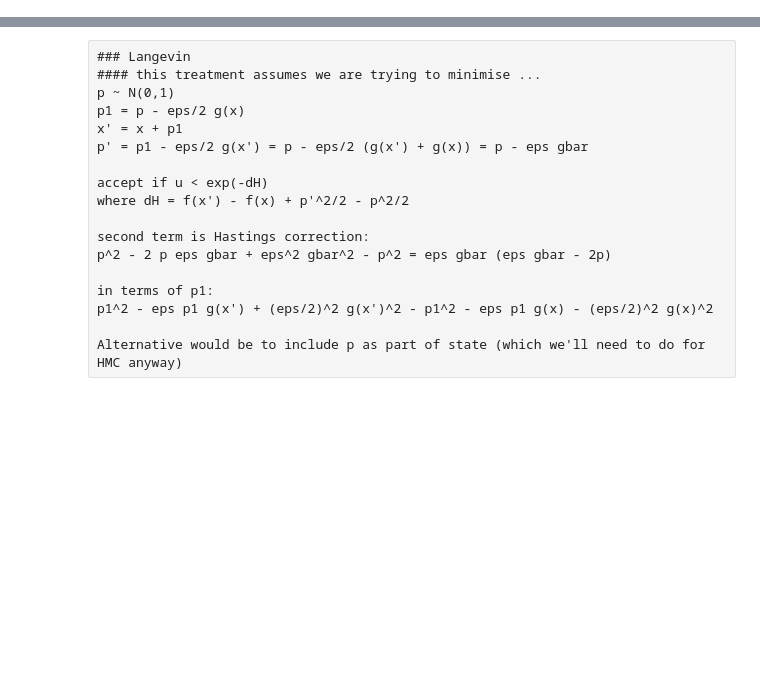
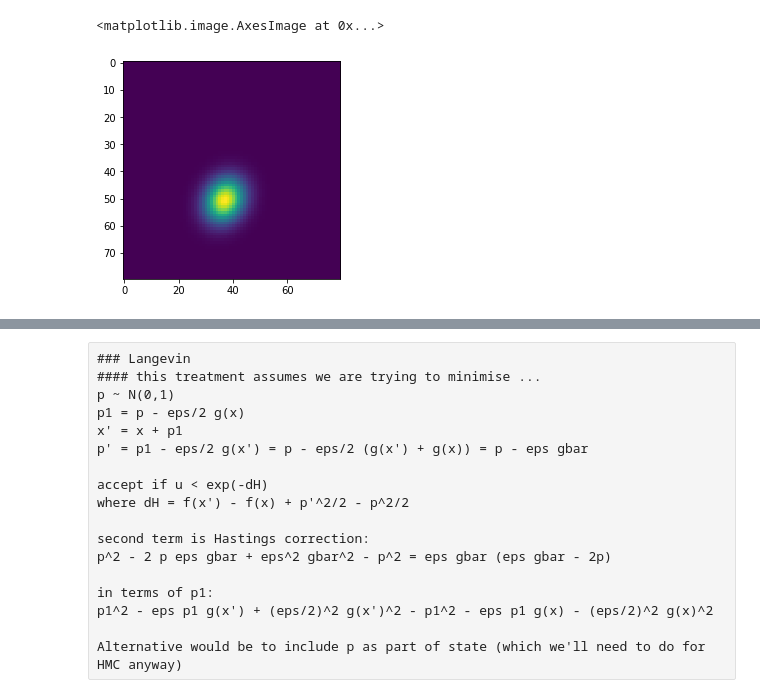
Before and after one commit to mjstrens/HINTS, a Jupyter notebook: HINTS_Torch_examples.ipynb, the cells around one changed output, grey strips where cells are left out. Saved outputs shown, nothing was run; the diff lists cells and outputs as text; code cells hidden in the pictures; blank space fills up the shorter version.

```diff
--- a/HINTS_Torch_examples.ipynb
+++ b/HINTS_Torch_examples.ipynb
@@ -15,0 +317,6 @@ from HINTS_torch import *
+# %%
+ime = np.exp(im - im.max())
+plt.imshow(ime)
+# %% [output]
+<matplotlib.image.AxesImage at 0x...>
+[figure, added]
```
Also changed, not shown: parts of 30 cells of this notebook, 1 other file.
